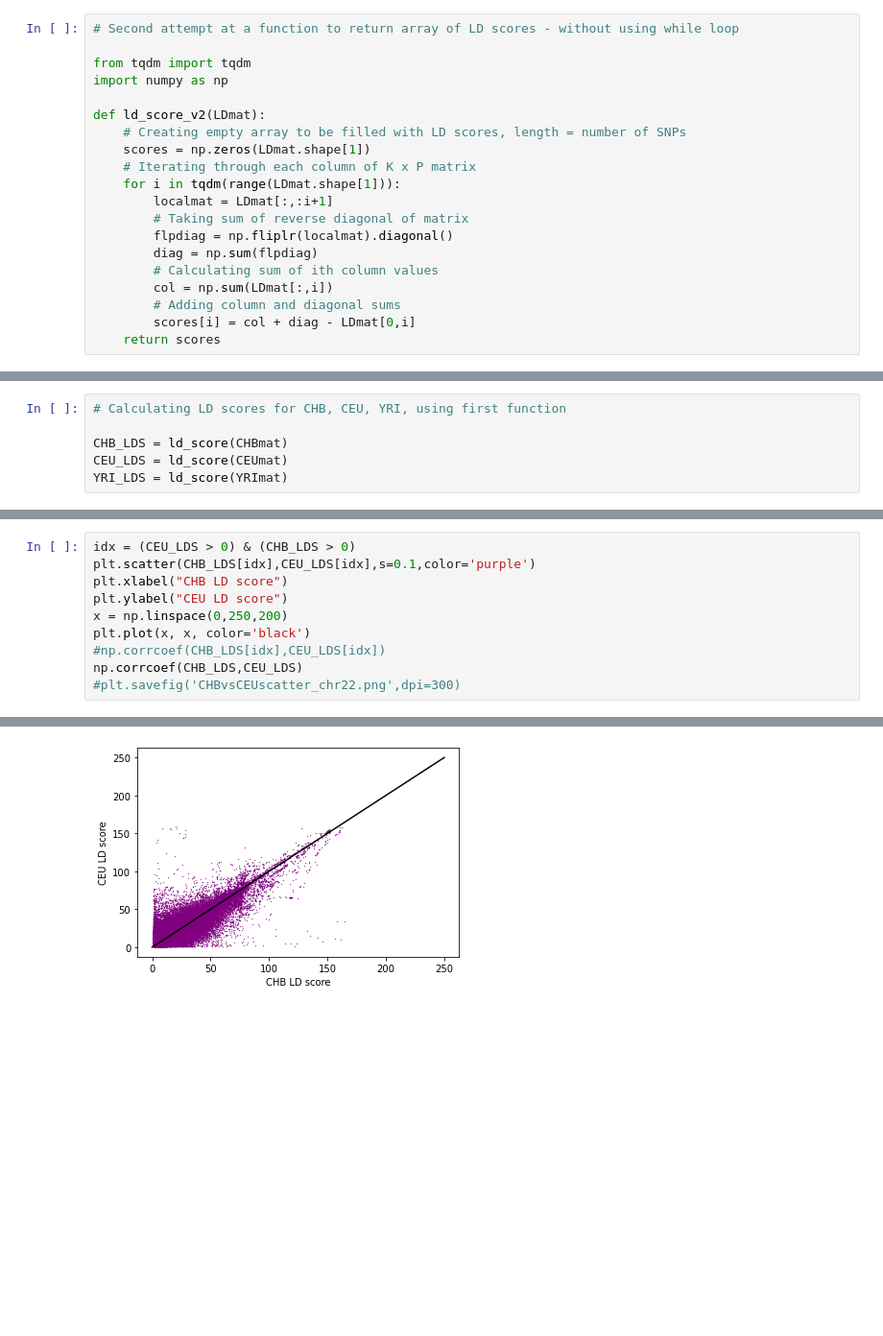
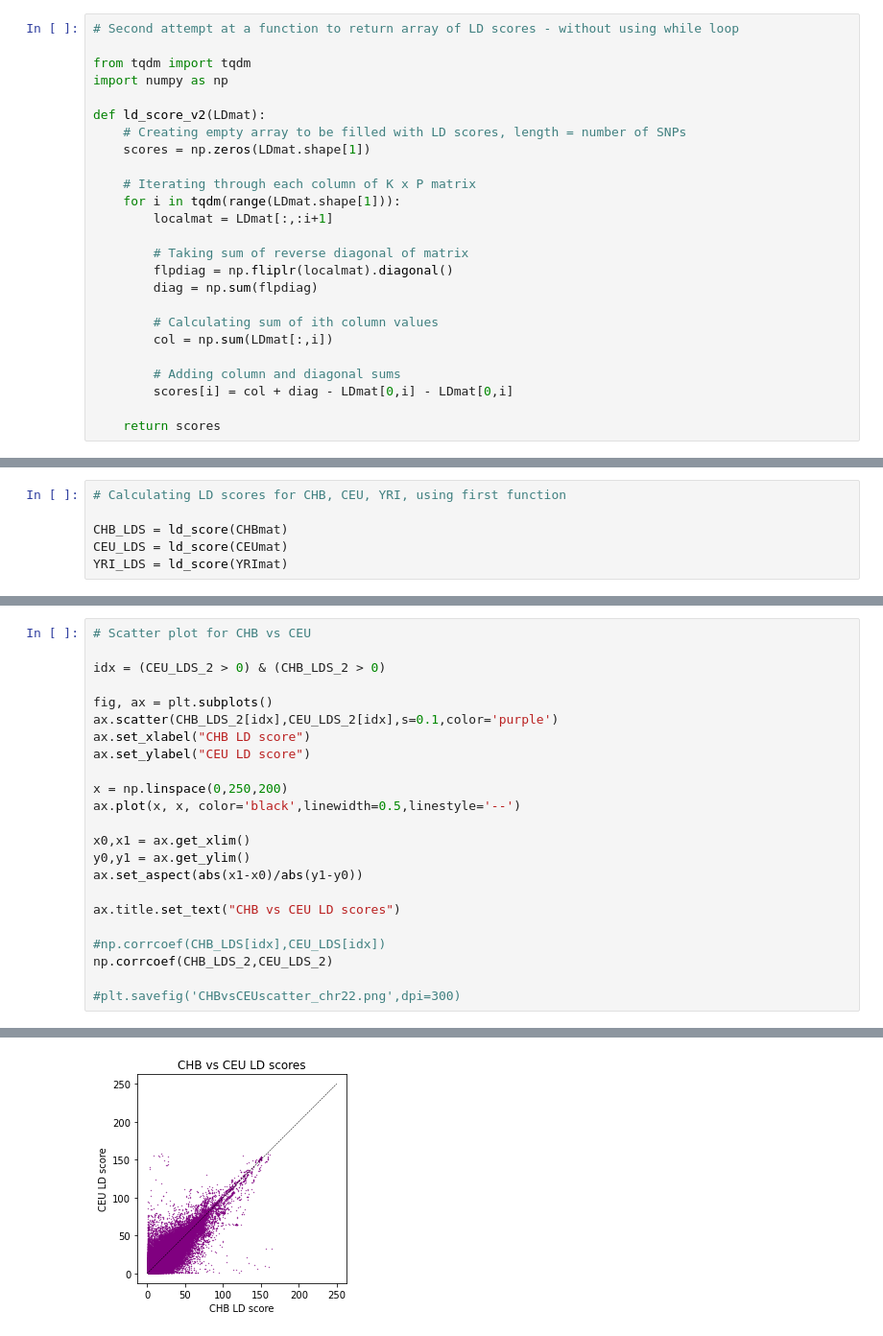
Before and after one commit to achyutha11/geo_LD_viz_v2, a Jupyter notebook: doc/notebooks/kxpexp.ipynb, the cells around one changed output, grey strips where cells are left out. Shown at 96% size. Cells and saved outputs as stored; diff of their text form; blank space fills up the shorter version.

```diff
--- a/doc/notebooks/kxpexp.ipynb
+++ b/doc/notebooks/kxpexp.ipynb
@@ -427,15 +366,20 @@ import numpy as np
 def ld_score_v2(LDmat):
     # Creating empty array to be filled with LD scores, length = number of SNPs
     scores = np.zeros(LDmat.shape[1])
+
     # Iterating through each column of K x P matrix
     for i in tqdm(range(LDmat.shape[1])):
         localmat = LDmat[:,:i+1]
+
         # Taking sum of reverse diagonal of matrix
         flpdiag = np.fliplr(localmat).diagonal()
         diag = np.sum(flpdiag)
+
         # Calculating sum of ith column values
         col = np.sum(LDmat[:,i])
+
         # Adding column and diagonal sums
-        scores[i] = col + diag - LDmat[0,i]
+        scores[i] = col + diag - LDmat[0,i] - LDmat[0,i]
+
     return scores
 # %%
@@ -558,13 +516,26 @@ plt.tight_layout()
 # %% [output]
 [figure]
 # %%
-idx = (CEU_LDS > 0) & (CHB_LDS > 0)
-plt.scatter(CHB_LDS[idx],CEU_LDS[idx],s=0.1,color='purple')
-plt.xlabel("CHB LD score")
-plt.ylabel("CEU LD score")
+# Scatter plot for CHB vs CEU
+
+idx = (CEU_LDS_2 > 0) & (CHB_LDS_2 > 0)
+
+fig, ax = plt.subplots()
+ax.scatter(CHB_LDS_2[idx],CEU_LDS_2[idx],s=0.1,color='purple')
+ax.set_xlabel("CHB LD score")
+ax.set_ylabel("CEU LD score")
+
 x = np.linspace(0,250,200)
-plt.plot(x, x, color='black')
+ax.plot(x, x, color='black',linewidth=0.5,linestyle='--')
+
+x0,x1 = ax.get_xlim()
+y0,y1 = ax.get_ylim()
+ax.set_aspect(abs(x1-x0)/abs(y1-y0))
+
+ax.title.set_text("CHB vs CEU LD scores")
+
 #np.corrcoef(CHB_LDS[idx],CEU_LDS[idx])
-np.corrcoef(CHB_LDS,CEU_LDS)
+np.corrcoef(CHB_LDS_2,CEU_LDS_2)
+
 #plt.savefig('CHBvsCEUscatter_chr22.png',dpi=300)
 # %% [output]
@@ -573,2 +544,2 @@ array([[1.        , 0.77085096],
-[figure, old version]
+[figure, new version]
 # %%
```
Also changed, not shown: parts of 77 cells of this notebook.
